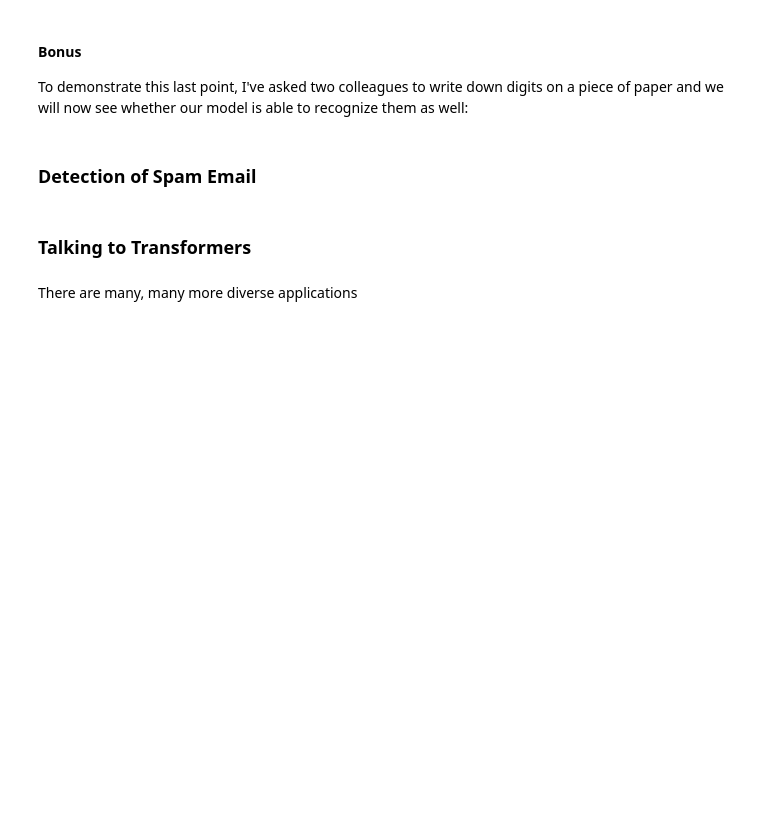
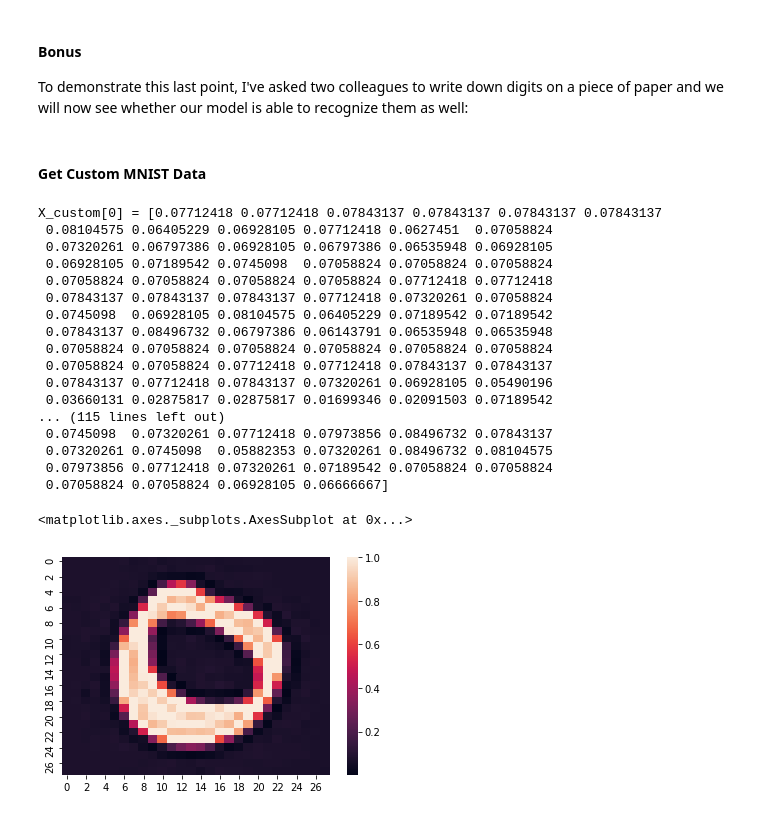
Before and after one commit to KappaDistributive/Practical-Data-Science, a Jupyter notebook: Introduction.ipynb, the cells around one changed output. Cells and saved outputs as stored; diff of their text form; code cells hidden in the pictures; blank space fills up the shorter version.

```diff
--- a/Introduction.ipynb
+++ b/Introduction.ipynb
@@ -273,9 +275,46 @@ The accuracy of svm_classifier on the test set is: 0.9182
 #### Bonus
 
 To demonstrate this last point, I've asked two colleagues to write down digits on a piece of paper and we will now see whether our model is able to recognize them as well:
-# %% [markdown]
-### Detection of Spam Email
-# %% [markdown]
-### Talking to Transformers
-# %% [markdown]
-There are many, many more diverse applications
+# %% [markdown]
+#### Get Custom MNIST Data
+# %%
+from skimage import io
+
+def read_image(url: str) -> np.array:
+    """
+    Read image from url and return it in MNIST format.
+    """
+    image = io.imread(url)
+    return np.reshape((255 - np.mean(np.array(image)[:,:,:3], axis=2)) / 255, newshape=(28*28))
+
+urls = []
+X_custom, y_custom = [], []
+
+for prefix in ['a', 'l']:
+    for digit in range(0, 10):
+        url = f'https://raw.githubusercontent.com/KappaDistributive/Practical-Data-Science/master/datasets/mnist_custom/{prefix}_{digit}.png'
+        X_custom.append(read_image(url))
+        y_custom.append(str(digit))
+X_custom, y_custom  = np.array(X_custom), np.array(y_custom)
+print(f'X_custom[0] = {X_custom[0]}')
+sns.heatmap(np.reshape(X_custom[0], newshape=(28,28)))
+# %% [output]
+X_custom[0] = [0.07712418 0.07712418 0.07843137 0.07843137 0.07843137 0.07843137
+ 0.08104575 0.06405229 0.06928105 0.07712418 0.0627451  0.07058824
+ 0.07320261 0.06797386 0.06928105 0.06797386 0.06535948 0.06928105
+ 0.06928105 0.07189542 0.0745098  0.07058824 0.07058824 0.07058824
+ 0.07058824 0.07058824 0.07058824 0.07058824 0.07712418 0.07712418
+ 0.07843137 0.07843137 0.07843137 0.07712418 0.07320261 0.07058824
+ 0.0745098  0.06928105 0.08104575 0.06405229 0.07189542 0.07189542
+ 0.07843137 0.08496732 0.06797386 0.06143791 0.06535948 0.06535948
+ 0.07058824 0.07058824 0.07058824 0.07058824 0.07058824 0.07058824
+ 0.07058824 0.07058824 0.07712418 0.07712418 0.07843137 0.07843137
+ 0.07843137 0.07712418 0.07843137 0.07320261 0.06928105 0.05490196
+ 0.03660131 0.02875817 0.02875817 0.01699346 0.02091503 0.07189542
+... (115 lines left out)
+ 0.0745098  0.07320261 0.07712418 0.07973856 0.08496732 0.07843137
+ 0.07320261 0.0745098  0.05882353 0.07320261 0.08496732 0.08104575
+ 0.07973856 0.07712418 0.07320261 0.07189542 0.07058824 0.07058824
+ 0.07058824 0.07058824 0.06928105 0.06666667]
+<matplotlib.axes._subplots.AxesSubplot at 0x...>
+[figure, added]
```
Also changed, not shown: parts of 8 cells of this notebook.
